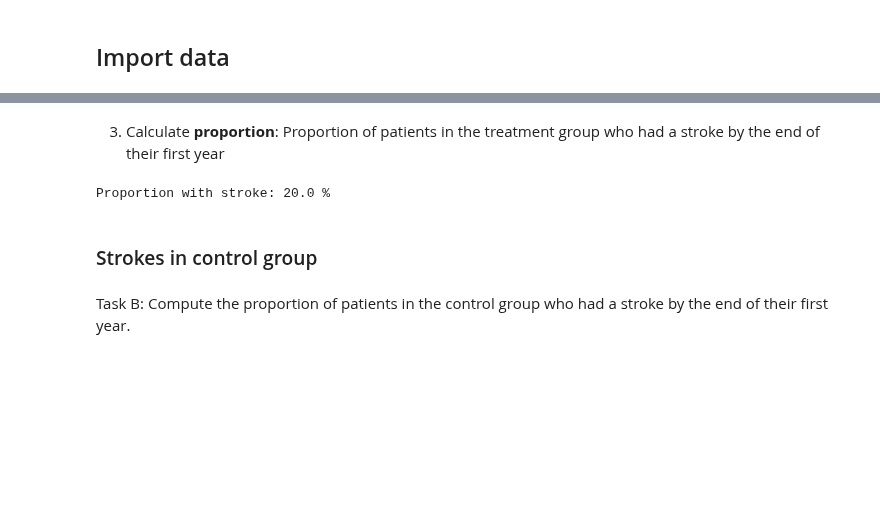
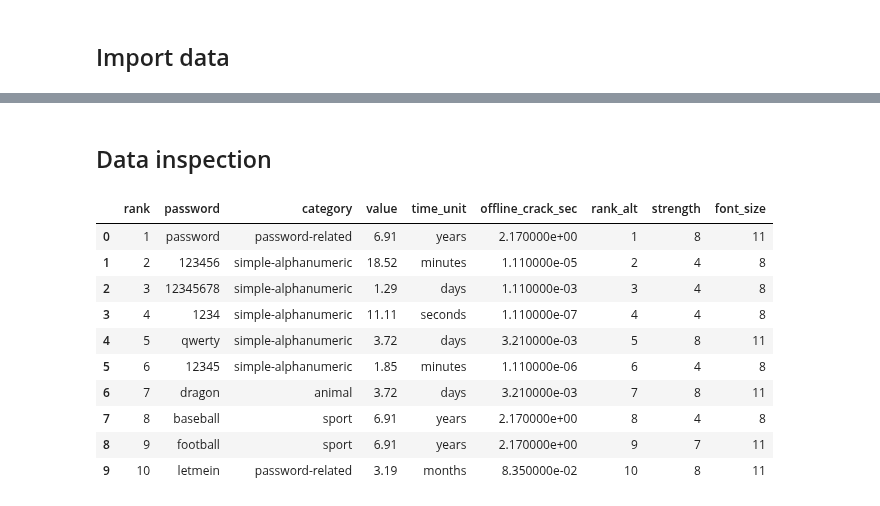
Before and after one commit to kirenz/eda, a Jupyter notebook: 01-3-passwords.ipynb, the cells around one changed output, grey strips where cells are left out. Cells and saved outputs as stored; diff of their text form; code cells hidden in the pictures; blank space fills up the shorter version.

```diff
--- a/01-3-passwords.ipynb
+++ b/01-3-passwords.ipynb
@@ -58,12 +12,16 @@ All patients in treatment group after 365 days: 224
-# %% [markdown]
-3. Calculate **proportion**: Proportion of patients in the treatment group who had a stroke by the end of their first year
-# %%
-proportion = (treatment_stroke_365["outcome"]/treatment_365["outcome"]) * 100
-
-print("Proportion with stroke:", proportion.round(0), "%")
-# %% [output]
-Proportion with stroke: 20.0 %
-# %% [markdown]
-### Strokes in control group
-# %% [markdown]
-Task B: Compute the proportion of patients in the control group who had a stroke by the end of their first year.
+# %% [markdown]
+## Data inspection
+# %%
+df.head(10)
+# %% [output]
+|  | rank | password | category | value | time_unit | offline_crack_sec | rank_alt | strength | font_size |
+| 0 | 1 | password | password-related | 6.91 | years | 2.170000e+00 | 1 | 8 | 11 |
+| 1 | 2 | 123456 | simple-alphanumeric | 18.52 | minutes | 1.110000e-05 | 2 | 4 | 8 |
+| 2 | 3 | 12345678 | simple-alphanumeric | 1.29 | days | 1.110000e-03 | 3 | 4 | 8 |
+| 3 | 4 | 1234 | simple-alphanumeric | 11.11 | seconds | 1.110000e-07 | 4 | 4 | 8 |
+| 4 | 5 | qwerty | simple-alphanumeric | 3.72 | days | 3.210000e-03 | 5 | 8 | 11 |
+| 5 | 6 | 12345 | simple-alphanumeric | 1.85 | minutes | 1.110000e-06 | 6 | 4 | 8 |
+| 6 | 7 | dragon | animal | 3.72 | days | 3.210000e-03 | 7 | 8 | 11 |
+| 7 | 8 | baseball | sport | 6.91 | years | 2.170000e+00 | 8 | 4 | 8 |
+| 8 | 9 | football | sport | 6.91 | years | 2.170000e+00 | 9 | 7 | 11 |
+| 9 | 10 | letmein | password-related | 3.19 | months | 8.350000e-02 | 10 | 8 | 11 |
```
Also changed, not shown: parts of 21 cells of this notebook.
